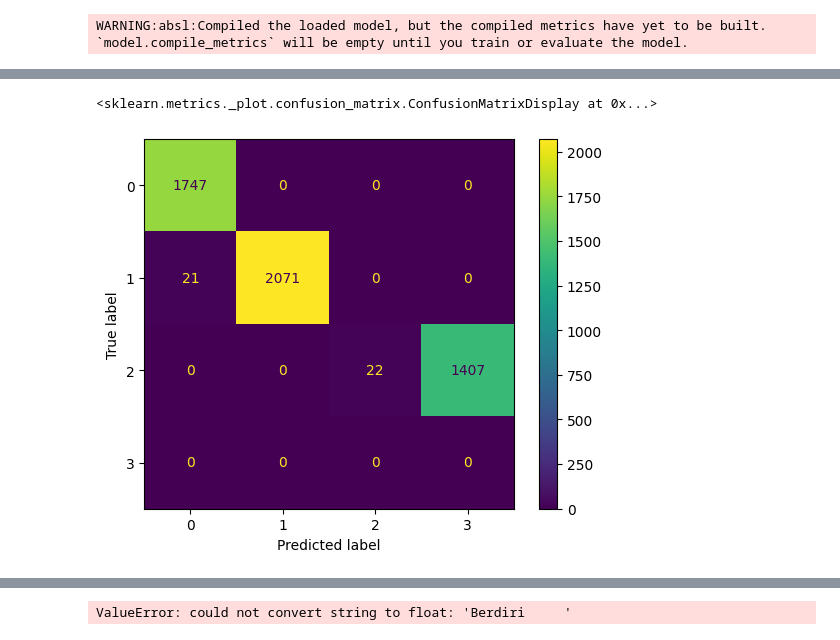
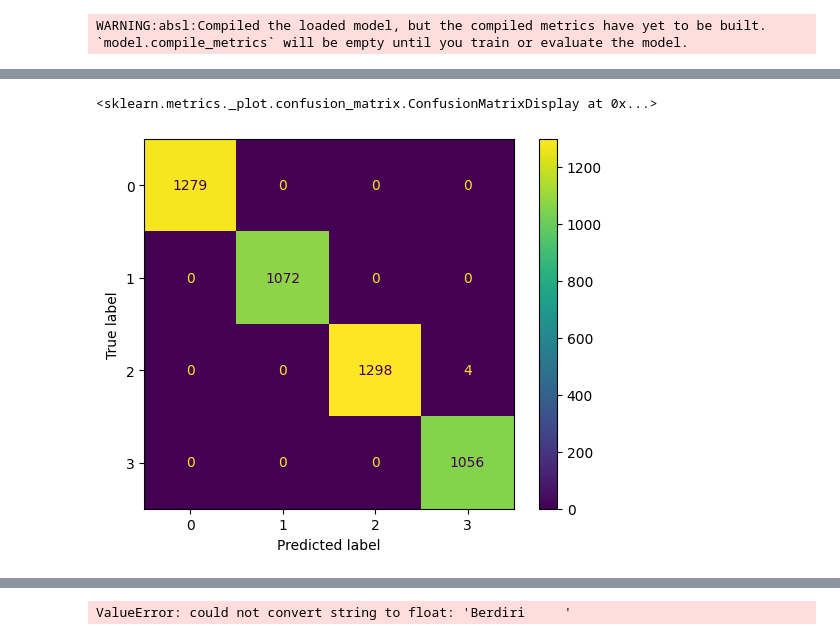
Before and after one commit to rifflefist/SholatBersamaAI, a Jupyter notebook: Dataset/keras_nn.ipynb, the cells around one changed output, grey strips where cells are left out. Cells and saved outputs as stored; diff of their text form; code cells hidden in the pictures.

```diff
--- a/Dataset/keras_nn.ipynb
+++ b/Dataset/keras_nn.ipynb
@@ -104,7 +104,7 @@ with open(file_keypoints, mode='r', encoding='utf-8-sig') as file:
 
 random.shuffle(data_train)
 
-data_train = [row for i, row in enumerate(data_train)]
+data_train = [row for i, row in enumerate(data_train) if i % interval == 0]
 
 X_train = [row[:-1] for row in data_train]
 X_train = np.array([[float(x) for x in y] for y in X_train])
@@ -125,7 +125,7 @@ with open(file_keypoints_val, mode='r', encoding='utf-8-sig') as file1:
 
 random.shuffle(data_val)
 
-data_val = [row for i, row in enumerate(data_val)]
+data_val = [row for i, row in enumerate(data_val) if i % interval == 0]
 
 X_val = [row[:-1] for row in data_val]
 X_val = np.array([[float(x) for x in y] for y in X_val])
@@ -203,7 +203,7 @@ from sklearn.metrics import confusion_matrix, ConfusionMatrixDisplay
 
 data_test = []
 
-file_keypoints_test = "test1.csv"
+file_keypoints_test = "test2.csv"
 # file_keypoints_test = "Hasil/keypoints_test.csv"
 
 with open(file_keypoints_test, mode='r', encoding='utf-8-sig') as file1:
@@ -226,5 +226,5 @@ ConfusionMatrixDisplay.from_predictions(y_test, y_pred)
 <sklearn.metrics._plot.confusion_matrix.ConfusionMatrixDisplay at 0x...>
-[figure, old version]
+[figure, new version]
 # %%
 import numpy as np
 
```
Also changed, not shown: parts of 4 cells of this notebook, 6 other files.
